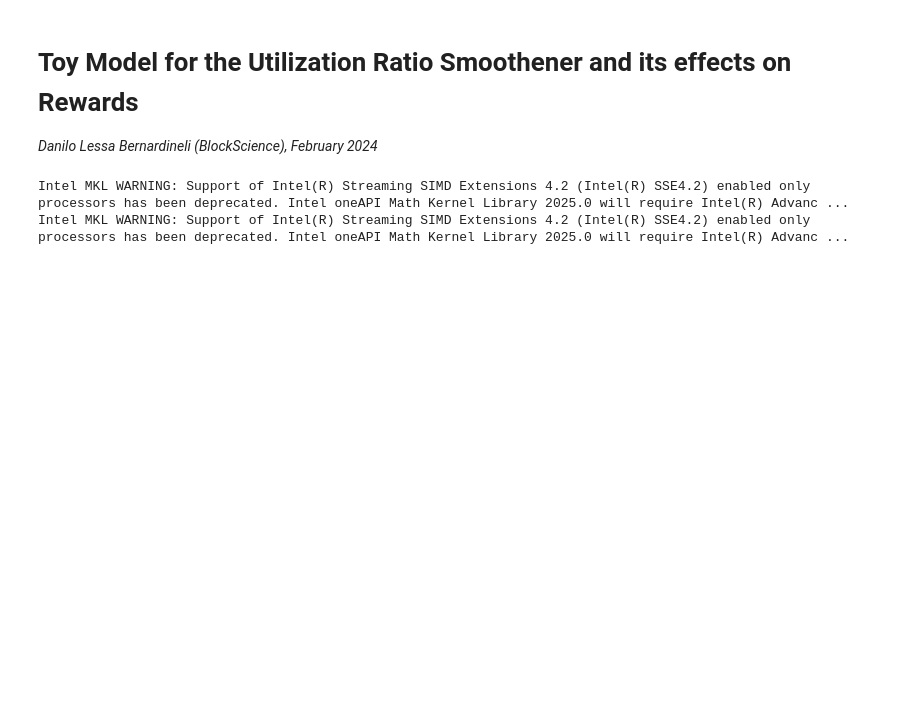
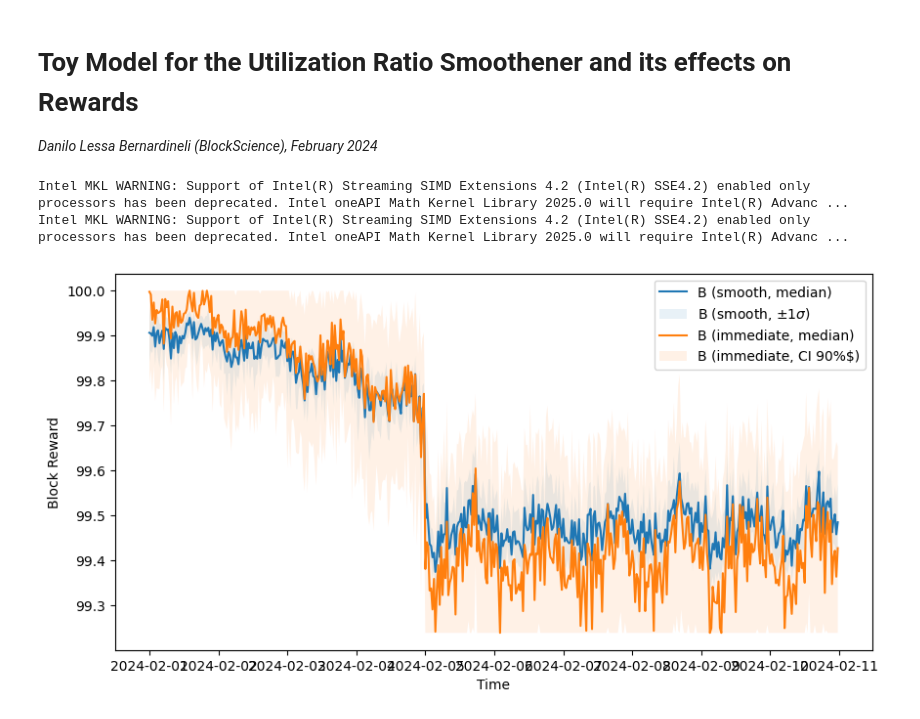
Before and after one commit to BlockScience/subspace, a Jupyter notebook: notebooks/toy_models/utilization_ratio_smooth.ipynb, the cells around one changed output. Drawn from its saved outputs; the diff is of its cells as text; code cells hidden in the pictures; blank space fills up the shorter version.

Commit message:
add utilization ratio toy model

```diff
--- a/notebooks/toy_models/utilization_ratio_smooth.ipynb
+++ b/notebooks/toy_models/utilization_ratio_smooth.ipynb
@@ -2,67 +2,132 @@
 # Toy Model for the Utilization Ratio Smoothener and its effects on Rewards
 
 *Danilo Lessa Bernardineli (BlockScience), February 2024*
+# %%
+N_days = 10
+smooth_multiplier = 0.1
+S_r = 100
+F_bar = 100
+c = 1
+d = 1
+N_threshold = 100
 # %%
 import numpy as np
 import matplotlib.pyplot as plt
 import scipy.stats as st
 import pandas as pd
-
-
-N_t = 7 * 24 * 60 * 6 # Around 7 days of blocks
-
-def B(g, c=1, d=1):
-    return np.tanh(-c * (g - d))
-
-
 from datetime import timedelta
-from mockseries.trend import LinearTrend
+from mockseries.trend import LinearTrend, Switch
 from mockseries.seasonality import SinusoidalSeasonality
 from mockseries.noise import RedNoise
 from mockseries.utils import datetime_range
 from mockseries.utils import plot_timeseries
+from datetime import datetime
+
+N_t = N_days * 24 * 60 * 6 # Around 3 days of blocks
+
+def B(g, c=c, d=d, S_r=S_r, F_bar=F_bar):
+    b = (S_r - max(S_r - F_bar, 0)) / F_bar
+    a = S_r - b * np.tanh(c * d)
+    return a + b * np.tanh(-c * (g - d))
+
+t = LinearTrend(0.1, time_unit=timedelta(days=1)) * Switch(datetime(2024, 2, 5), 1.0, 0.0)
 
 
+seasonality = (SinusoidalSeasonality(amplitude=0.05, period=timedelta(days=1))
+              + SinusoidalSeasonality(amplitude=0.01, period=timedelta(hours=1))
+              + t
+              + Switch(datetime(2024, 2, 5), 0, 0.8))
 
-seasonality = SinusoidalSeasonality(amplitude=0.05, period=timedelta(days=1)) \
-              + SinusoidalSeasonality(amplitude=0.01, period=timedelta(hours=1))
-noise = RedNoise(mean=0.05, std=0.5, correlation=0.5)
+noise = RedNoise(mean=0.02, std=0.4, correlation=0.5)
 
 timeseries = seasonality + noise
 
-from datetime import datetime
 
 time_points = datetime_range(
     granularity=timedelta(seconds=10),
     start_time=datetime(2024, 2, 1),
-    end_time=datetime(2024, 2, 2),
+    end_time=datetime(2024, 2, 1 + N_days),
 )
 ts_values = timeseries.generate(time_points=time_points)
 
-y_1 = np.array([max(y_i, 0) for y_i in ts_values])
+y_1 = np.array([min(max(y_i, 0), 1.0) for y_i in ts_values])
 y_2 = (y_1 - y_1.min()) / (y_1.max() -y_1.min())
 
 
 tilde_B_y = B(y_2)
 
-N_threshold = 100
-k = 0.5
+k = smooth_multiplier
 g_hat = np.zeros(len(tilde_B_y))
 for i, g_i in enumerate(y_2):
     if i == 0:
         g_i_hat = g_i
     elif i < N_threshold:
         g_i_hat = (g_hat[i-1] + g_i) / 2
     elif i >= N_threshold:
         g_i_hat = k * g_i + (1 - k) * g_hat[i-1]
     else:
         raise Exception
     g_hat[i] = g_i_hat
 
 g = np.array(y_2)
 g_hat = np.array(g_hat)
 B_g = B(g)
 B_g_hat = B(g_hat)
+
+data = {'g': g, 'g_hat': g_hat, 'B': B_g_hat, 'B_tilde': B_g, 't': time_points}
+df = pd.DataFrame(data).set_index('t')
+avg_df = df.resample('30min').median()
+upper_df = df.resample('30min').quantile(0.75)
+lower_df = df.resample('30min').quantile(0.25)
+
+def fanplot(col):
+    plt.plot(avg_df.index, avg_df[col])
+    lower = lower_df[col]
+    upper = upper_df[col]
+    plt.fill_between(avg_df.index, lower, upper, alpha=0.1)
+
+
+
+plt.figure(figsize=(10, 5))
+fanplot('B')
+fanplot('B_tilde')
+plt.ylabel('Block Reward')
+plt.xlabel('Time')
+plt.legend(['B (smooth, median)', 'B (smooth, $\pm 1 \sigma$)', 'B (immediate, median)', 'B (immediate, CI 90%$)'])
+plt.show()
+
+
+plt.figure(figsize=(10, 5))
+fanplot('g_hat')
+fanplot('g')
+plt.ylabel('Utilization Ratio')
+plt.xlabel('Time')
+plt.legend(['g (smooth, median)', 'g (smooth, $\pm 1 \sigma$)', '$\hat g$ (immediate, median)', '$\hat g$ (immediate, $\pm 1 \sigma$)'])
+plt.show()
+
+
+avg_df = df.resample('30min').mean()
+
+plt.figure(figsize=(10, 5))
+fanplot('B')
+fanplot('B_tilde')
+plt.ylabel('Block Reward')
+plt.xlabel('Time')
+plt.legend(['B (smooth, avg)', 'B (smooth, $\pm 1 \sigma$)', 'B (immediate, avg)', 'B (immediate, $\pm 1 \sigma$)'])
+plt.show()
+
+plt.figure(figsize=(10, 5))
+fanplot('g_hat')
+fanplot('g')
+plt.ylabel('Utilization Ratio')
+plt.xlabel('Time')
+plt.legend(['g (smooth, avg)', 'g (smooth, $\pm 1 \sigma$)', '$\hat g$ (immediate, avg)', '$\hat g$ (immediate, $\pm 1 \sigma$)'])
+plt.show()
+
+
+print(f"{df.B.sum()}")
+print(f"{df.B_tilde.sum()}")
 # %% [output]
 Intel MKL WARNING: Support of Intel(R) Streaming SIMD Extensions 4.2 (Intel(R) SSE4.2) enabled only processors has been deprecated. Intel oneAPI Math Kernel Library 2025.0 will require Intel(R) Advanc ...
 Intel MKL WARNING: Support of Intel(R) Streaming SIMD Extensions 4.2 (Intel(R) SSE4.2) enabled only processors has been deprecated. Intel oneAPI Math Kernel Library 2025.0 will require Intel(R) Advanc ...
+[figure, added]
```
Also changed, not shown: parts of 6 cells of this notebook.
